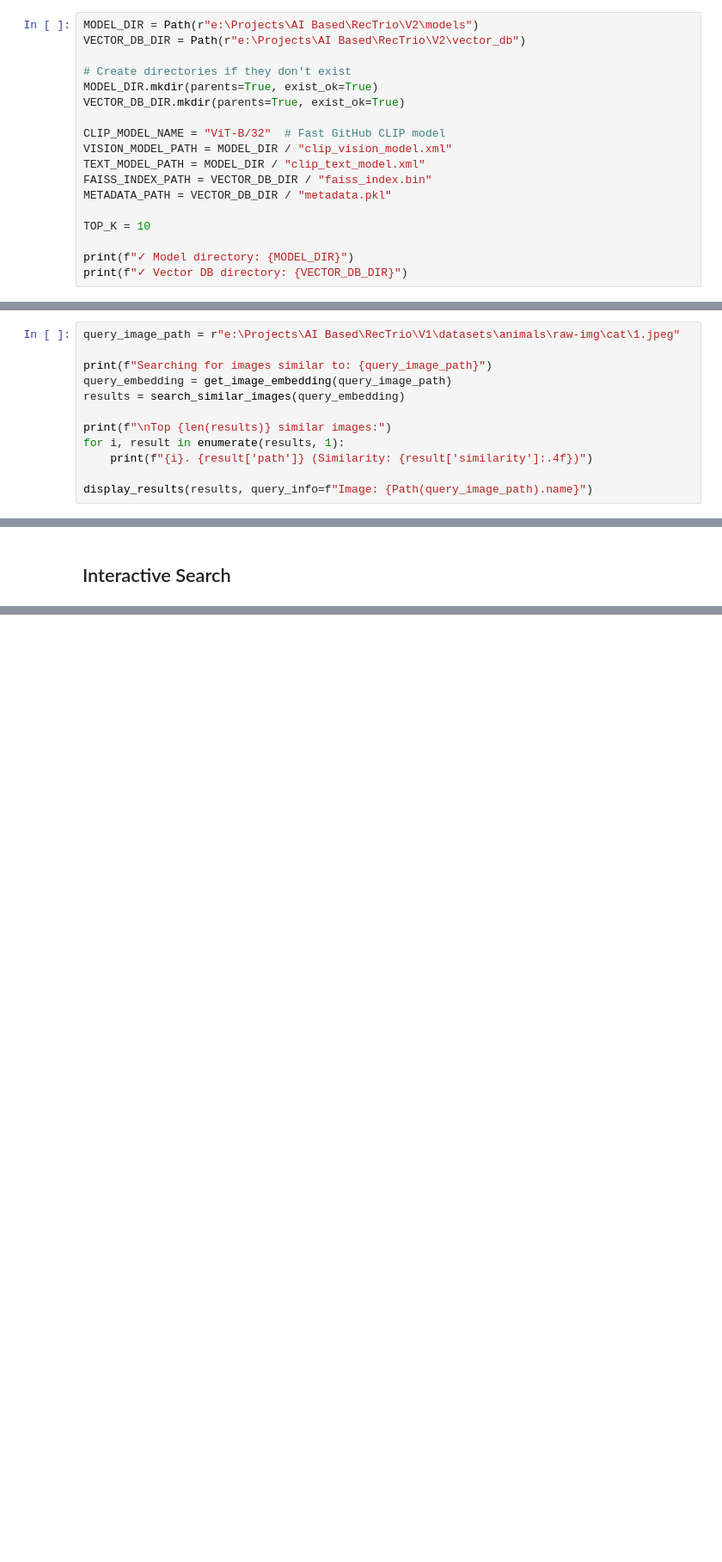
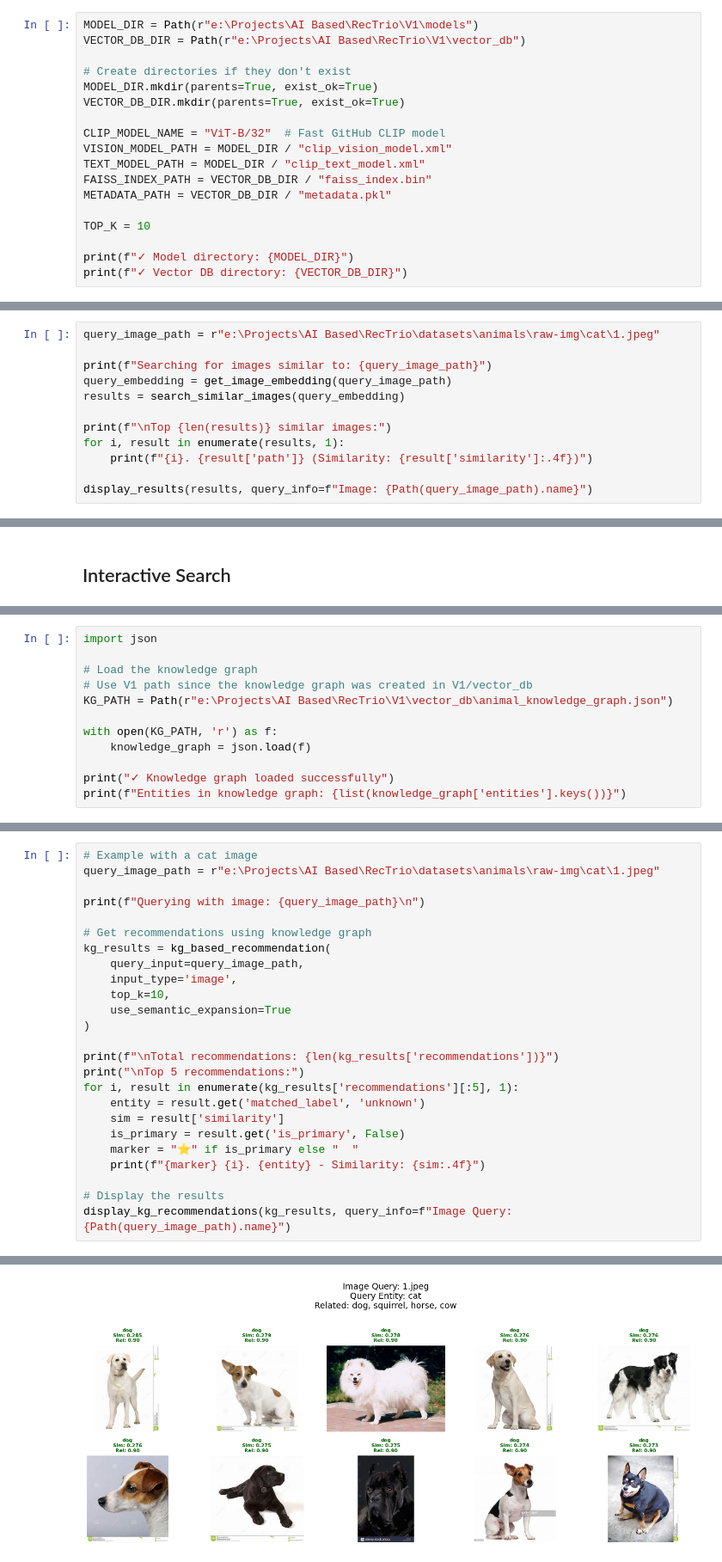
Before and after one commit to Sanjay-nithin/RecTrio, a Jupyter notebook: V1/notebooks/inference.ipynb, the cells around one changed output, grey strips where cells are left out. Shown at 86% size. Drawn from its saved outputs; the diff is of its cells as text; blank space fills up the shorter version.

Commit message:
Completed Version 1 using CLIP

```diff
--- a/V2/notebooks/inference.ipynb
+++ b/V1/notebooks/inference.ipynb
@@ -16,8 +16,8 @@ import matplotlib.pyplot as plt
 # %% [markdown]
 ## Configuration
 # %%
-MODEL_DIR = Path(r"e:\Projects\AI Based\RecTrio\V2\models")
-VECTOR_DB_DIR = Path(r"e:\Projects\AI Based\RecTrio\V2\vector_db")
+MODEL_DIR = Path(r"e:\Projects\AI Based\RecTrio\V1\models")
+VECTOR_DB_DIR = Path(r"e:\Projects\AI Based\RecTrio\V1\vector_db")
 
 # Create directories if they don't exist
 MODEL_DIR.mkdir(parents=True, exist_ok=True)
@@ -162,7 +183,7 @@ def display_results(results, query_info=None):
 # %% [markdown]
 ## Image-Based Search
 # %%
-query_image_path = r"e:\Projects\AI Based\RecTrio\V1\datasets\animals\raw-img\cat\1.jpeg"
+query_image_path = r"e:\Projects\AI Based\RecTrio\datasets\animals\raw-img\cat\1.jpeg"
 
 print(f"Searching for images similar to: {query_image_path}")
 query_embedding = get_image_embedding(query_image_path)
@@ -284,0 +287,12 @@ Top 10 similar images:
+# %%
+import json
+
+# Load the knowledge graph
+# Use V1 path since the knowledge graph was created in V1/vector_db
+KG_PATH = Path(r"e:\Projects\AI Based\RecTrio\V1\vector_db\animal_knowledge_graph.json")
+
+with open(KG_PATH, 'r') as f:
+    knowledge_graph = json.load(f)
+
+print("✓ Knowledge graph loaded successfully")
+print(f"Entities in knowledge graph: {list(knowledge_graph['entities'].keys())}")
@@ -284,0 +579,26 @@ Top 10 similar images:
+# %%
+# Example with a cat image
+query_image_path = r"e:\Projects\AI Based\RecTrio\datasets\animals\raw-img\cat\1.jpeg"
+
+print(f"Querying with image: {query_image_path}\n")
+
+# Get recommendations using knowledge graph
+kg_results = kg_based_recommendation(
+    query_input=query_image_path,
+    input_type='image',
+    top_k=10,
+    use_semantic_expansion=True
+)
+
+print(f"\nTotal recommendations: {len(kg_results['recommendations'])}")
+print("\nTop 5 recommendations:")
+for i, result in enumerate(kg_results['recommendations'][:5], 1):
+    entity = result.get('matched_label', 'unknown')
+    sim = result['similarity']
+    is_primary = result.get('is_primary', False)
+    marker = "⭐" if is_primary else "  "
+    print(f"{marker} {i}. {entity} - Similarity: {sim:.4f}")
+
+# Display the results
+display_kg_recommendations(kg_results, query_info=f"Image Query: {Path(query_image_path).name}")
+# %% [output]
@@ -284,0 +622 @@ Top 10 similar images:
+[figure, added]
```
Also changed, not shown: parts of 13 cells of this notebook, 26 other files.
